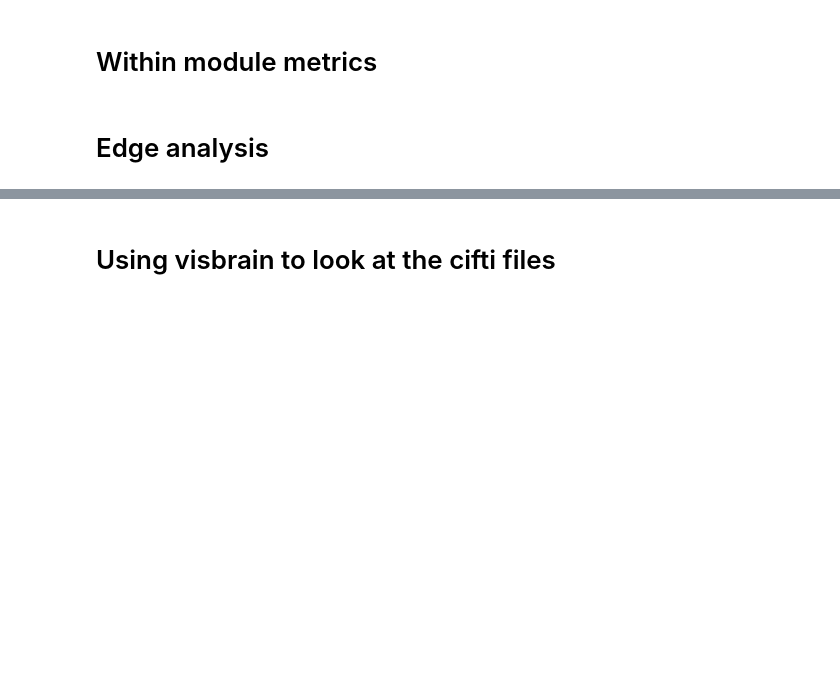
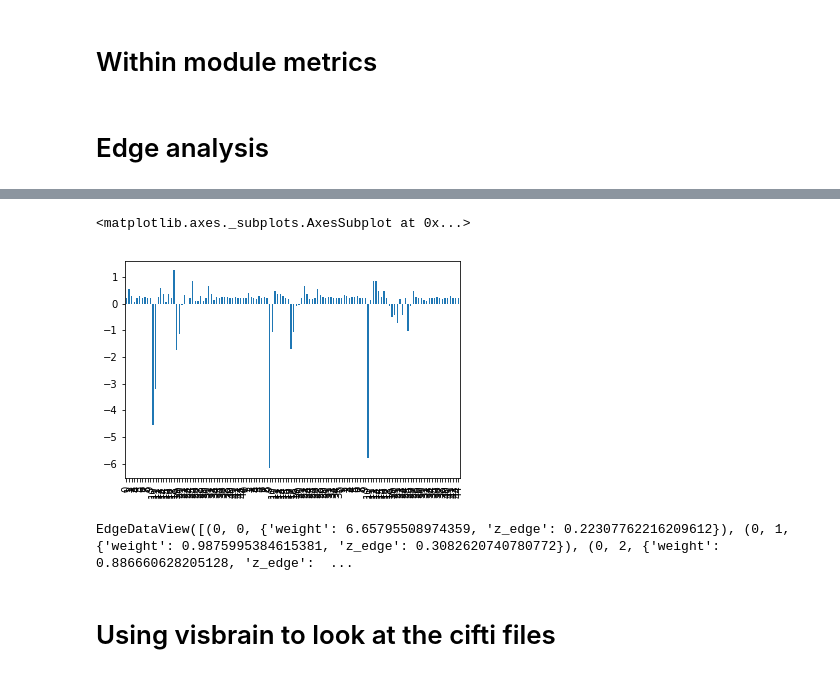
Before and after one commit to grace-shearrer/graph_analysis, a Jupyter notebook: Viz_book.ipynb, the cells around one changed output, grey strips where cells are left out. Drawn from its saved outputs; the diff is of its cells as text; code cells hidden in the pictures; blank space fills up the shorter version.

Commit message:
trying to figure out how to conceptualize results

```diff
--- a/Viz_book.ipynb
+++ b/Viz_book.ipynb
@@ -1379,0 +1030,4 @@ for key, item in save_dict['NR'].items():
+# %%
+latest_file2=an.find_latest(os.path.join(basepath,'tmp'),'5_*')
+summary_dict=an.onetoughjar(latest_file2)
+summary_dict=summary_dict['NR']
@@ -1379,0 +1047,13 @@ for key, item in save_dict['NR'].items():
+# %%
+edges = {}
+
+for group, stuff in summary_dict.items():
+    print(group)
+    _df = nx.to_pandas_edgelist(stuff['comm_graph'])
+#     _df[(_df['source'] != _df['target']), 'weight'] == 0
+    _df.loc[(_df['source'] == _df['target']), 'weight'] = 0
+
+    _df['group']=group
+    edges[group]=_df
+
+edge_df=pd.concat(list(edges.values()))
@@ -1379,0 +1080,6 @@ for key, item in save_dict['NR'].items():
+# %%
+def zscore(col):
+    col_z = (col - col.mean())/col.std(ddof=0)
+    return(col_z)
+# %%
+edge_df['z_weight']=zscore(edge_df['weight'])
@@ -1379,0 +1098,8 @@ for key, item in save_dict['NR'].items():
+# %%
+# edge_df
+%matplotlib inline
+fig, ax = plt.subplots()
+edge_df['z_weight'].plot(ax=ax, kind='bar')
+# %% [output]
+<matplotlib.axes._subplots.AxesSubplot at 0x...>
+[figure, added]
@@ -1379,0 +1115,4 @@ for key, item in save_dict['NR'].items():
+# %%
+summary_dict['ob']['comm_graph'].edges(data=True)
+# %% [output]
+EdgeDataView([(0, 0, {'weight': 6.65795508974359, 'z_edge': 0.22307762216209612}), (0, 1, {'weight': 0.9875995384615381, 'z_edge': 0.3082620740780772}), (0, 2, {'weight': 0.886660628205128, 'z_edge':  ...
```
Also changed, not shown: parts of 64 cells of this notebook, 3 other files.
